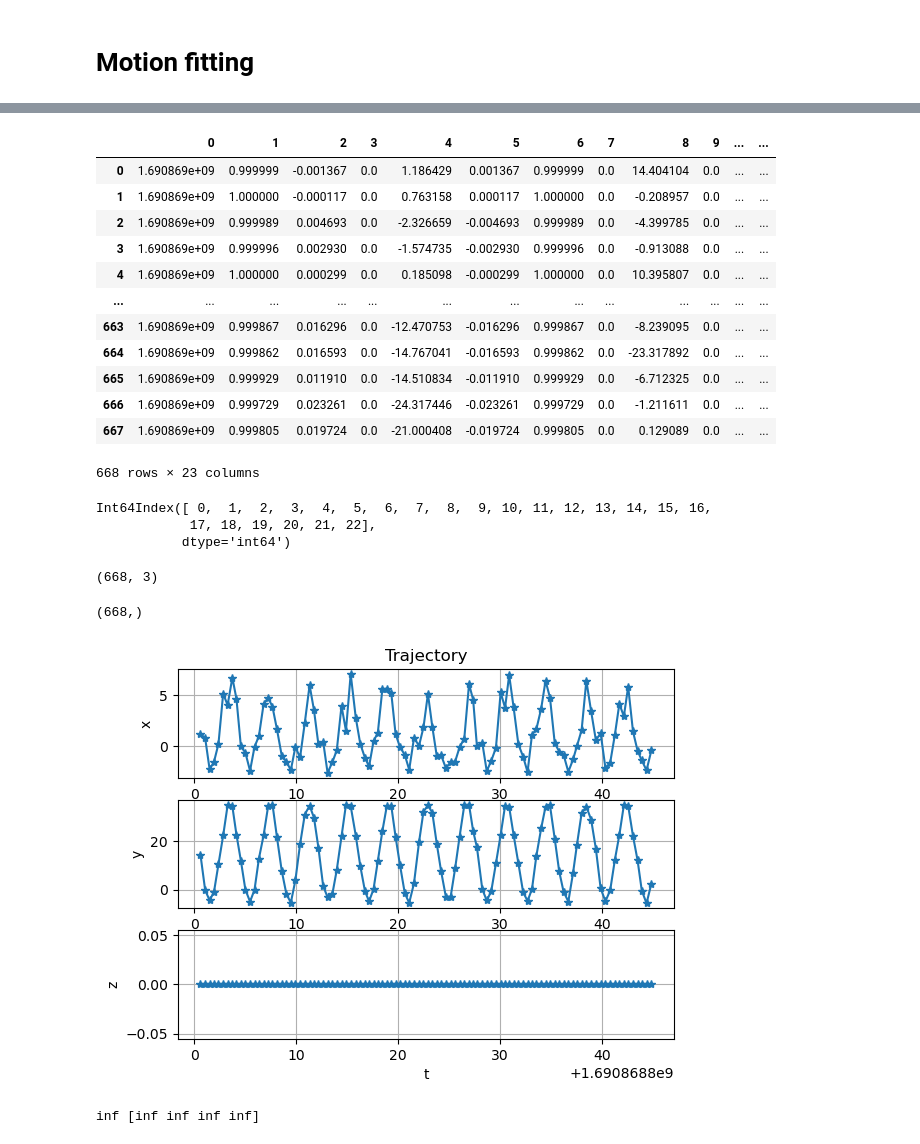
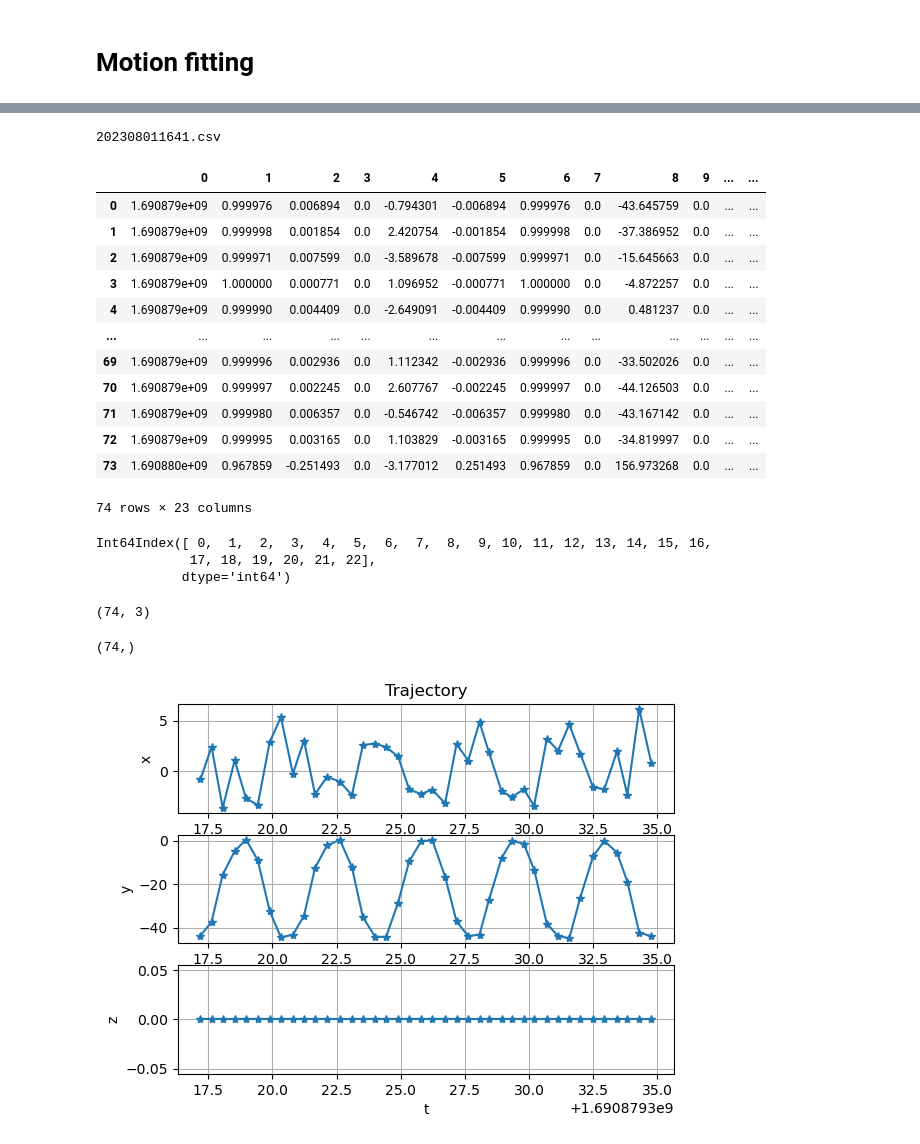
Before and after one commit to Kexin-Wei/lite6Robot_demo, a Jupyter notebook: motion_tracking/Motion_fitting.ipynb, the cells around one changed output, grey strips where cells are left out. Saved outputs shown, nothing was run; the diff lists cells and outputs as text; code cells hidden in the pictures.

```diff
--- a/motion_tracking/Motion_fitting.ipynb
+++ b/motion_tracking/Motion_fitting.ipynb
@@ -22,24 +23,27 @@ Current Folder 'algo_data' contains 5 files, which are:
   - 202308011653.csv
   - ...
 # %%
-file = dataMg.files[0]
+file = dataMg.files[1]
+print(file.name)
+# %% [output]
+202308011641.csv
 # %%
 df = pd.read_csv(file,header=None)
 df
 # %% [output]
 |  | 0 | 1 | 2 | 3 | 4 | 5 | 6 | 7 | 8 | 9 | ... | ... |
-| 0 | 1.690869e+09 | 0.999999 | -0.001367 | 0.0 | 1.186429 | 0.001367 | 0.999999 | 0.0 | 14.404104 | 0.0 | ... | ... |
-| 1 | 1.690869e+09 | 1.000000 | -0.000117 | 0.0 | 0.763158 | 0.000117 | 1.000000 | 0.0 | -0.208957 | 0.0 | ... | ... |
-| 2 | 1.690869e+09 | 0.999989 | 0.004693 | 0.0 | -2.326659 | -0.004693 | 0.999989 | 0.0 | -4.399785 | 0.0 | ... | ... |
-| 3 | 1.690869e+09 | 0.999996 | 0.002930 | 0.0 | -1.574735 | -0.002930 | 0.999996 | 0.0 | -0.913088 | 0.0 | ... | ... |
-| 4 | 1.690869e+09 | 1.000000 | 0.000299 | 0.0 | 0.185098 | -0.000299 | 1.000000 | 0.0 | 10.395807 | 0.0 | ... | ... |
+| 0 | 1.690879e+09 | 0.999976 | 0.006894 | 0.0 | -0.794301 | -0.006894 | 0.999976 | 0.0 | -43.645759 | 0.0 | ... | ... |
+| 1 | 1.690879e+09 | 0.999998 | 0.001854 | 0.0 | 2.420754 | -0.001854 | 0.999998 | 0.0 | -37.386952 | 0.0 | ... | ... |
+| 2 | 1.690879e+09 | 0.999971 | 0.007599 | 0.0 | -3.589678 | -0.007599 | 0.999971 | 0.0 | -15.645663 | 0.0 | ... | ... |
+| 3 | 1.690879e+09 | 1.000000 | 0.000771 | 0.0 | 1.096952 | -0.000771 | 1.000000 | 0.0 | -4.872257 | 0.0 | ... | ... |
+| 4 | 1.690879e+09 | 0.999990 | 0.004409 | 0.0 | -2.649091 | -0.004409 | 0.999990 | 0.0 | 0.481237 | 0.0 | ... | ... |
 | ... | ... | ... | ... | ... | ... | ... | ... | ... | ... | ... | ... | ... |
-| 663 | 1.690869e+09 | 0.999867 | 0.016296 | 0.0 | -12.470753 | -0.016296 | 0.999867 | 0.0 | -8.239095 | 0.0 | ... | ... |
-| 664 | 1.690869e+09 | 0.999862 | 0.016593 | 0.0 | -14.767041 | -0.016593 | 0.999862 | 0.0 | -23.317892 | 0.0 | ... | ... |
-| 665 | 1.690869e+09 | 0.999929 | 0.011910 | 0.0 | -14.510834 | -0.011910 | 0.999929 | 0.0 | -6.712325 | 0.0 | ... | ... |
-| 666 | 1.690869e+09 | 0.999729 | 0.023261 | 0.0 | -24.317446 | -0.023261 | 0.999729 | 0.0 | -1.211611 | 0.0 | ... | ... |
-| 667 | 1.690869e+09 | 0.999805 | 0.019724 | 0.0 | -21.000408 | -0.019724 | 0.999805 | 0.0 | 0.129089 | 0.0 | ... | ... |
+| 69 | 1.690879e+09 | 0.999996 | 0.002936 | 0.0 | 1.112342 | -0.002936 | 0.999996 | 0.0 | -33.502026 | 0.0 | ... | ... |
+| 70 | 1.690879e+09 | 0.999997 | 0.002245 | 0.0 | 2.607767 | -0.002245 | 0.999997 | 0.0 | -44.126503 | 0.0 | ... | ... |
+| 71 | 1.690879e+09 | 0.999980 | 0.006357 | 0.0 | -0.546742 | -0.006357 | 0.999980 | 0.0 | -43.167142 | 0.0 | ... | ... |
+| 72 | 1.690879e+09 | 0.999995 | 0.003165 | 0.0 | 1.103829 | -0.003165 | 0.999995 | 0.0 | -34.819997 | 0.0 | ... | ... |
+| 73 | 1.690880e+09 | 0.967859 | -0.251493 | 0.0 | -3.177012 | 0.251493 | 0.967859 | 0.0 | 156.973268 | 0.0 | ... | ... |
-668 rows × 23 columns
+74 rows × 23 columns
 # %%
 df.columns
 # %% [output]
@@ -55,36 +59,36 @@ for index, row in df.iterrows():
 pos_collection = np.array(pos_collection)
 print(pos_collection.shape)
 # %% [output]
-(668, 3)
+(74, 3)
 # %%
 timestamp= df[[0]].to_numpy().squeeze()
 print(timestamp.shape)
 # %% [output]
-(668,)
+(74,)
 # %%
-T = 100
+T = 40
 trajectory = pos_collection[:T]
 t = timestamp[:T]
 
 
 fig = plt.figure()
 ax = fig.add_subplot(311)
 ax.plot(t, trajectory[:, 0], "*-")
 ax.set_title("Trajectory")
 ax.set_ylabel("x")
 ax.grid()
 ax = fig.add_subplot(312)
 ax.plot(t, trajectory[:, 1], "*-")
 ax.set_ylabel("y")
 ax.grid()
 ax = fig.add_subplot(313)
 ax.plot(t, trajectory[:, 2], "*-")
 ax.set_ylabel("z")
 ax.set_xlabel("t")
 ax.grid()
 plt.show()
 # %% [output]
-[figure, old version]
+[figure, new version]
 # %%
 def fun(x,A,w,phi,B):
     return A*np.sin(w*t+phi)+B
@@ -93,4 +94,0 @@ popt, pcov = curve_fit(fun, t, trajectory[:,1],[10,0.3,0,0])
-# %%
-print(np.linalg.cond(pcov),np.diag(pcov))
-# %% [output]
-inf [inf inf inf inf]
```
Also changed, not shown: parts of 13 cells of this notebook, 1 other file.
